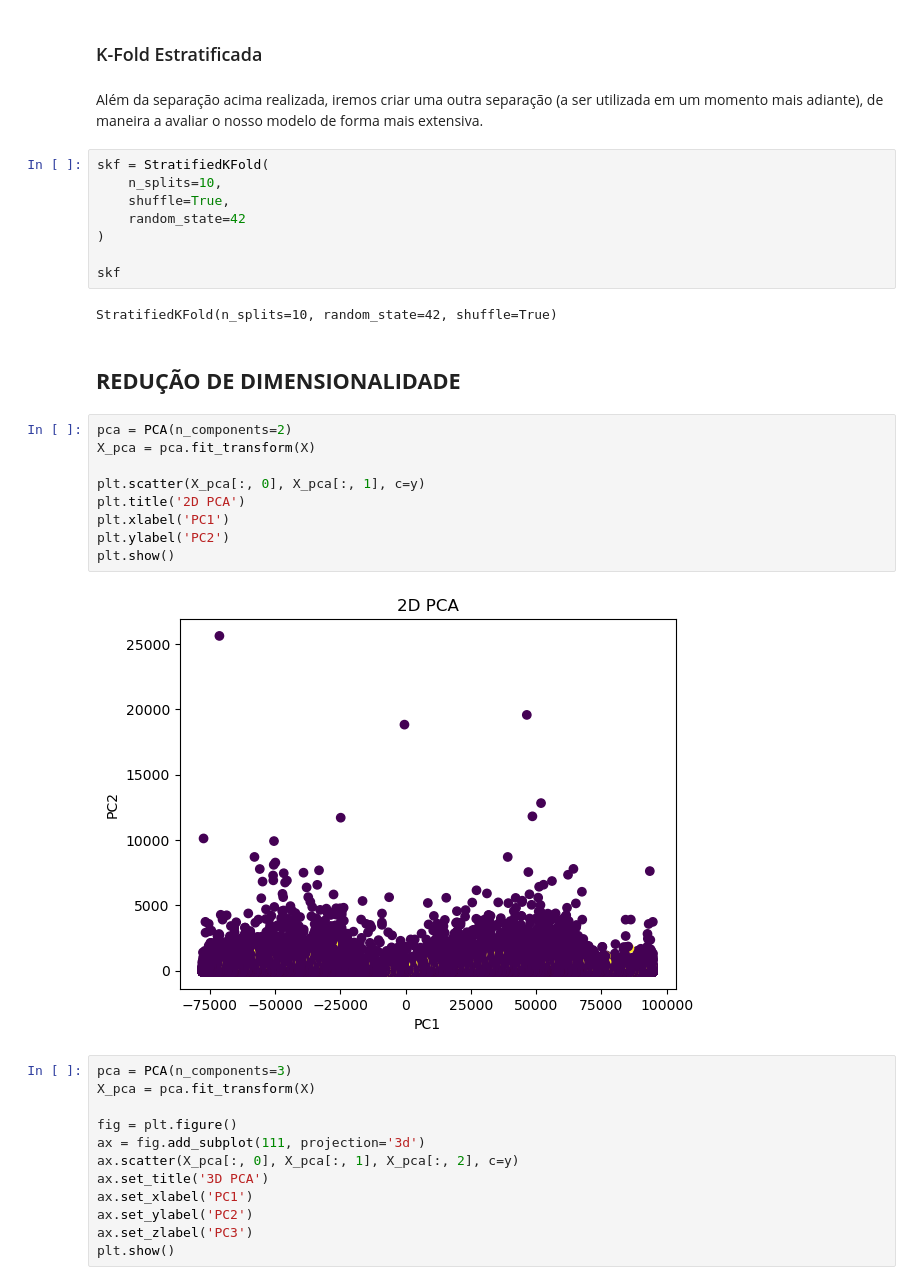
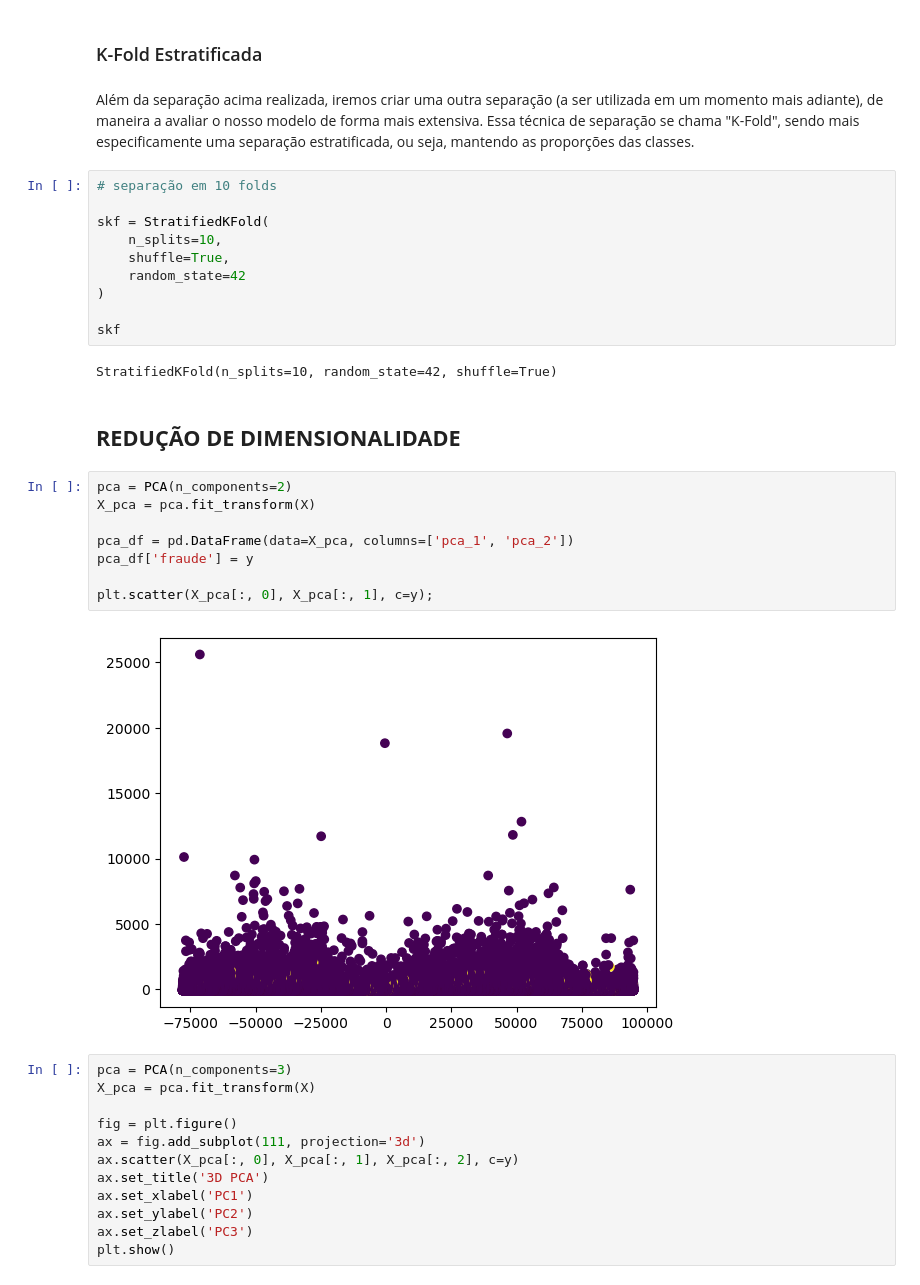
Before and after one commit to gprzy/real-time-fraud-detection, a Jupyter notebook: fraud_detection.ipynb, the cells around one changed output. Cells and saved outputs as stored; diff of their text form.

```diff
--- a/fraud_detection.ipynb
+++ b/fraud_detection.ipynb
@@ -290,8 +300,10 @@ X_train.shape, y_train.shape
 # %% [markdown]
 ### K-Fold Estratificada
 # %% [markdown]
-Além da separação acima realizada, iremos criar uma outra separação (a ser utilizada em um momento mais adiante), de maneira a avaliar o nosso modelo de forma mais extensiva.
+Além da separação acima realizada, iremos criar uma outra separação (a ser utilizada em um momento mais adiante), de maneira a avaliar o nosso modelo de forma mais extensiva. Essa técnica de separação se chama "K-Fold", sendo mais especificamente uma separação estratificada, ou seja, mantendo as proporções das classes.
 # %%
+# separação em 10 folds
+
 skf = StratifiedKFold(
     n_splits=10,
     shuffle=True,
@@ -306,14 +318,13 @@ StratifiedKFold(n_splits=10, random_state=42, shuffle=True)
 # %%
 pca = PCA(n_components=2)
 X_pca = pca.fit_transform(X)
 
-plt.scatter(X_pca[:, 0], X_pca[:, 1], c=y)
-plt.title('2D PCA')
-plt.xlabel('PC1')
-plt.ylabel('PC2')
-plt.show()
+pca_df = pd.DataFrame(data=X_pca, columns=['pca_1', 'pca_2'])
+pca_df['fraude'] = y
+
+plt.scatter(X_pca[:, 0], X_pca[:, 1], c=y);
 # %% [output]
-[figure, old version]
+[figure, new version]
 # %%
 pca = PCA(n_components=3)
 X_pca = pca.fit_transform(X)
```
Also changed, not shown: parts of 31 cells of this notebook, 4 other files.
